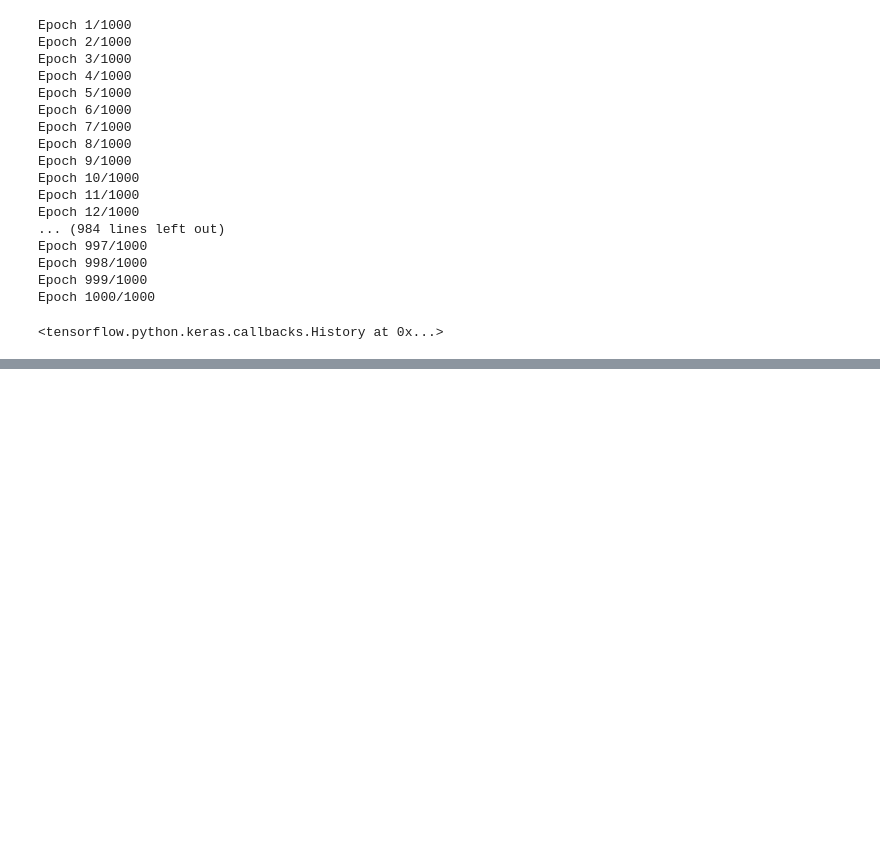
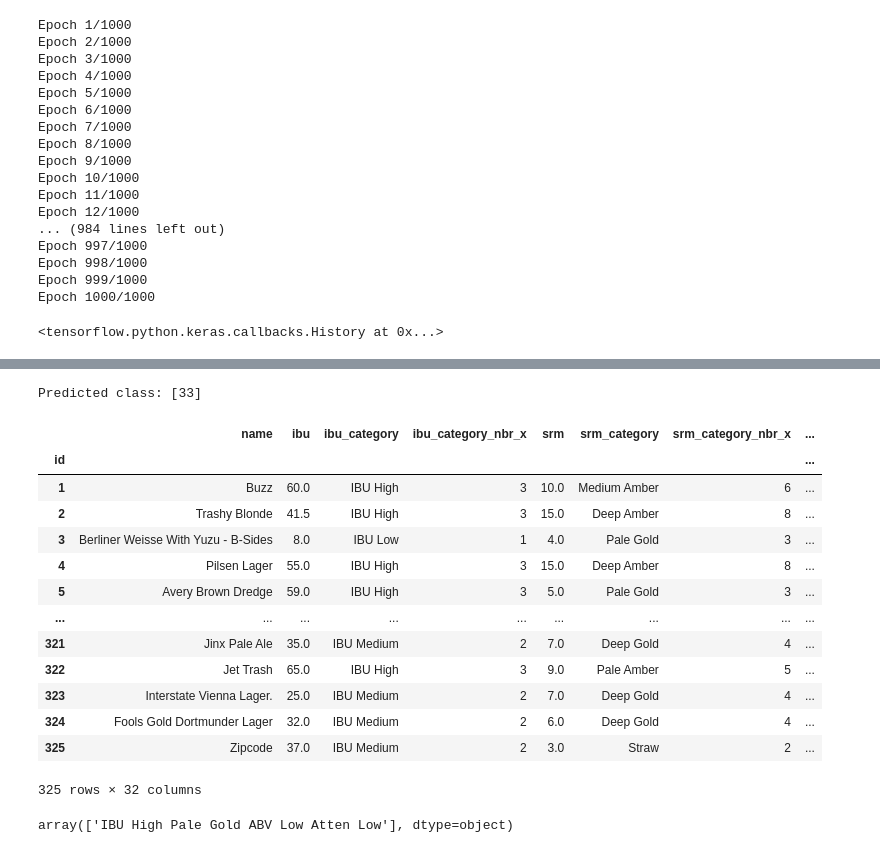
Before and after one commit to Gabriela5068/Beer_Project, a Jupyter notebook: Beer/datacleantodb-Copy1.ipynb, the cells around one changed output, grey strips where cells are left out. Cells and saved outputs as stored; diff of their text form; code cells hidden in the pictures; blank space fills up the shorter version.

Commit message:
Add files via upload
model finalized and output_df .csv

double checked the outcome / ai_prediction values

```diff
--- a/Beer/datacleantodb-Copy1.ipynb
+++ b/Beer/datacleantodb-Copy1.ipynb
@@ -600,0 +680,29 @@ Predicted class: [65]
+# %%
+# [ibu, srm, abv, attenuation]
+new_data = np.array([[60, 8.1, 6, 82.1]])
+print(f"Predicted class: {model.predict_classes(new_data)}")
+# %% [output]
+Predicted class: [33]
+# %%
+# merge the original df and the learning2 df to allow for grabbing full info
+output_df = finaldata.merge(learning2, on='id', how='left')
+output_df
+# %% [output]
+|  | name | ibu | ibu_category | ibu_category_nbr_x | srm | srm_category | srm_category_nbr_x | ... |
+| id |  |  |  |  |  |  |  | ... |
+| 1 | Buzz | 60.0 | IBU High | 3 | 10.0 | Medium Amber | 6 | ... |
+| 2 | Trashy Blonde | 41.5 | IBU High | 3 | 15.0 | Deep Amber | 8 | ... |
+| 3 | Berliner Weisse With Yuzu - B-Sides | 8.0 | IBU Low | 1 | 4.0 | Pale Gold | 3 | ... |
+| 4 | Pilsen Lager | 55.0 | IBU High | 3 | 15.0 | Deep Amber | 8 | ... |
+| 5 | Avery Brown Dredge | 59.0 | IBU High | 3 | 5.0 | Pale Gold | 3 | ... |
+| ... | ... | ... | ... | ... | ... | ... | ... | ... |
+| 321 | Jinx Pale Ale | 35.0 | IBU Medium | 2 | 7.0 | Deep Gold | 4 | ... |
+| 322 | Jet Trash | 65.0 | IBU High | 3 | 9.0 | Pale Amber | 5 | ... |
+| 323 | Interstate Vienna Lager. | 25.0 | IBU Medium | 2 | 7.0 | Deep Gold | 4 | ... |
+| 324 | Fools Gold Dortmunder Lager | 32.0 | IBU Medium | 2 | 6.0 | Deep Gold | 4 | ... |
+| 325 | Zipcode | 37.0 | IBU Medium | 2 | 3.0 | Straw | 2 | ... |
+325 rows × 32 columns
+# %%
+label_encoder.inverse_transform([35])
+# %% [output]
+array(['IBU High Pale Gold ABV Low Atten Low'], dtype=object)
```
Also changed, not shown: parts of 29 cells of this notebook, 1 other file.
